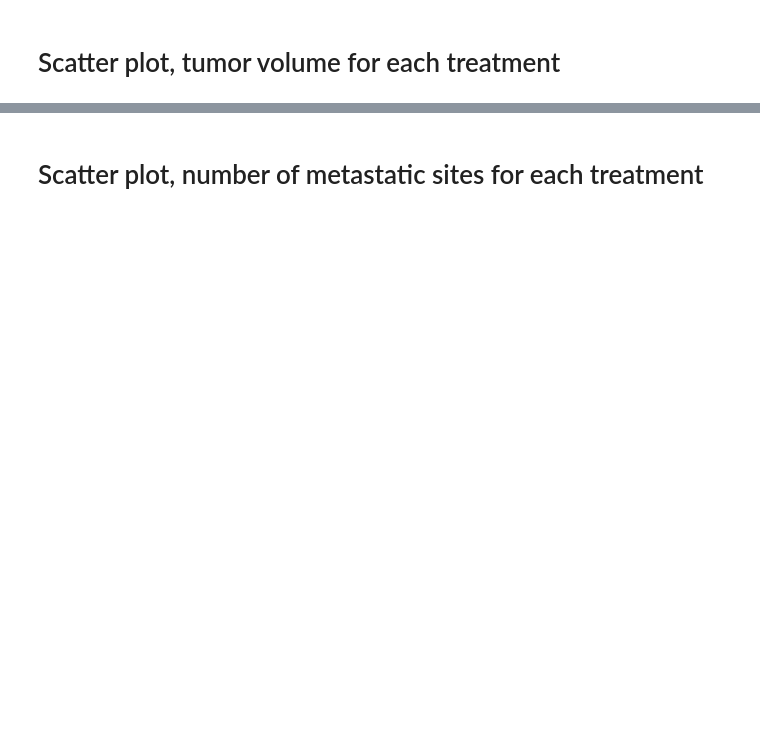
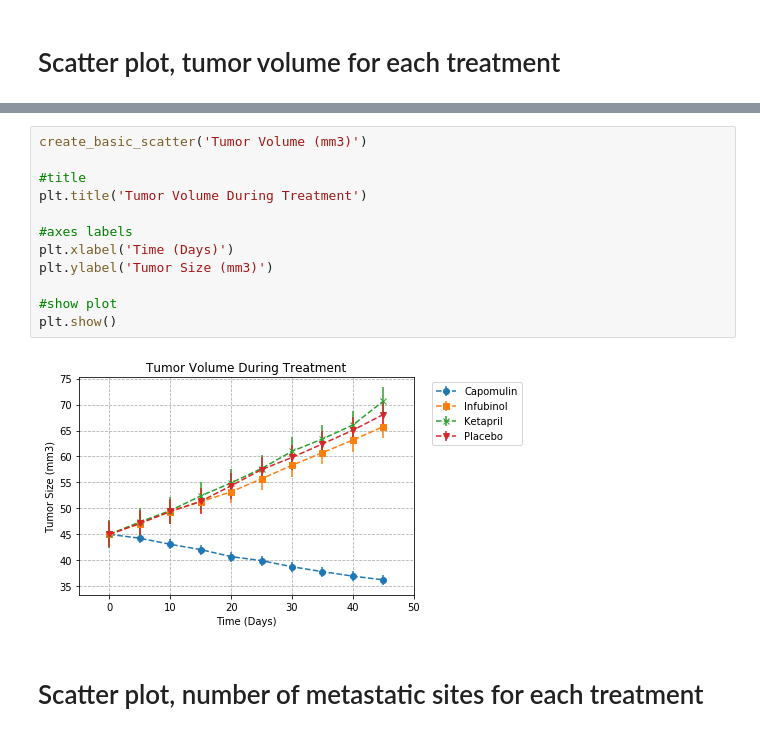
Before and after one commit to dchu101/UCBDataBootcampHW5, a Jupyter notebook: pymaceuticals_dchu.ipynb, the cells around one changed output, grey strips where cells are left out. Cells and saved outputs as stored; diff of their text form; blank space fills up the shorter version.

```diff
--- a/pymaceuticals_dchu.ipynb
+++ b/pymaceuticals_dchu.ipynb
@@ -117,2 +99,16 @@ dtype: float64
+# %%
+create_basic_scatter('Tumor Volume (mm3)')
+
+#title
+plt.title('Tumor Volume During Treatment')
+
+#axes labels
+plt.xlabel('Time (Days)')
+plt.ylabel('Tumor Size (mm3)')
+
+#show plot
+plt.show()
+# %% [output]
+[figure, added]
 # %% [markdown]
 # Scatter plot, number of metastatic sites for each treatment
```
Also changed, not shown: parts of 6 cells of this notebook, 1 other file.
